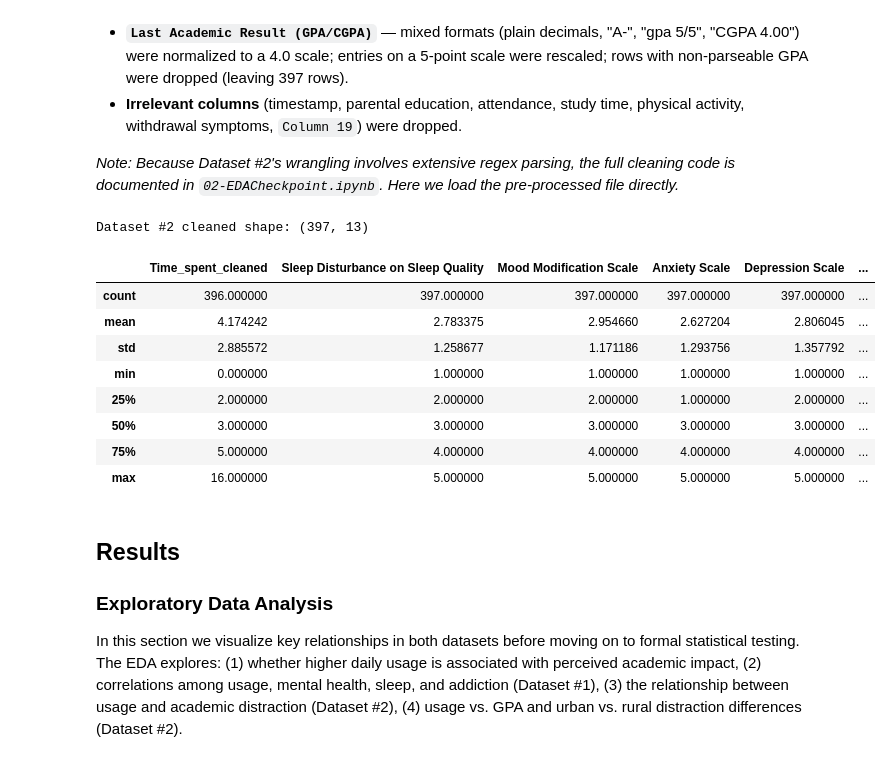
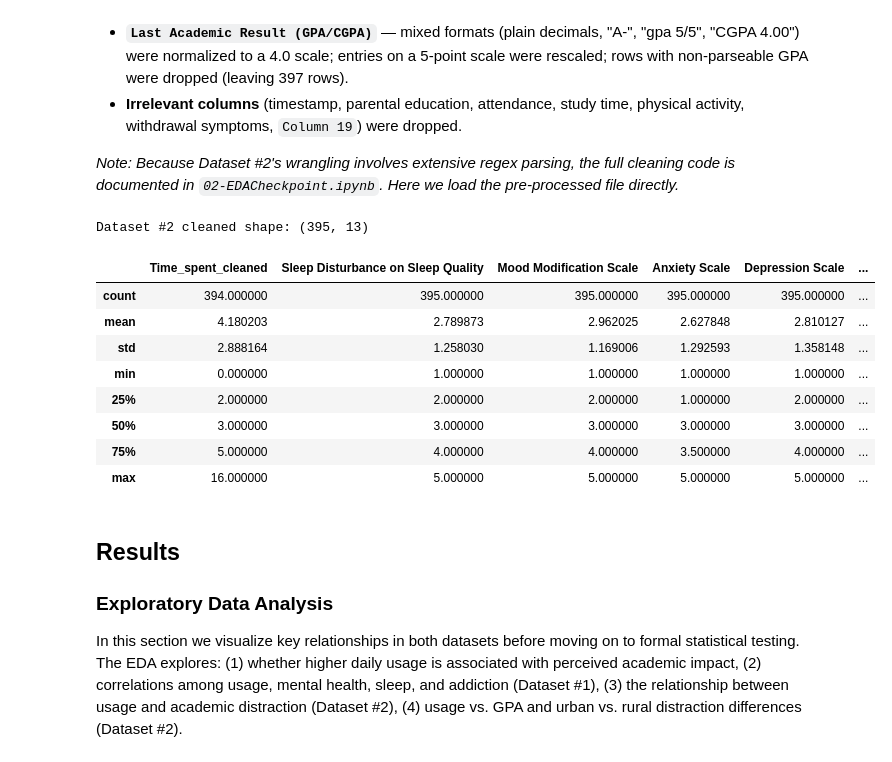
Before and after one commit to trishanhoang/Cogs-108-Group119_WI26, a Jupyter notebook: 03-FinalProject.ipynb, the cells around one changed output. Cells and saved outputs as stored; diff of their text form; code cells hidden in the pictures.

```diff
--- a/03-FinalProject.ipynb
+++ b/03-FinalProject.ipynb
@@ -120,43 +120,47 @@ df2_clean = df2_raw.drop(columns=[
     'Column 19', 'Timestamp', "Socioeconomic status (Parent's education level)",
     'Study time (In Hours)', 'Attendance rate (In Percentile)',
     'Most time spent in a day', 'Physical activity (30 min+)',
     'Withdrawal symptoms (Side effects of not using social media)'
 ])
 
 df2_clean['Time_spent_cleaned'] = (
     df2_clean['Time spent in social media (hours)']
     .astype(str).str.extract(r'(\d+)').astype(float)
 )
 df2_clean.loc[df2_clean['Time_spent_cleaned'] > 16, 'Time_spent_cleaned'] = 16
 
 df2_clean['GPA_clean'] = (
     df2_clean['Last Academic Result (GPA/CGPA)']
-    .astype(str).str.extract(r'(\d+\.?\d*)').astype(float)
+    .astype(str).str.extract(r'(\d+\.?\d*)')[0].astype(float)
 )
-df2_clean.loc[df2_clean['GPA_clean'] > 4.0, 'GPA_clean'] = df2_clean['GPA_clean'] / 5 * 4
+
+mask_5pt = (df2_clean['GPA_clean'] > 4.0) & (df2_clean['GPA_clean'] <= 5.5)
+df2_clean.loc[mask_5pt, 'GPA_clean'] = df2_clean.loc[mask_5pt, 'GPA_clean'] / 5 * 4
+
+df2_clean = df2_clean[df2_clean['GPA_clean'].between(0, 4.0)]
 df2_clean = df2_clean.dropna(subset=['GPA_clean'])
 
 keep_cols = [
     'Age', 'Gender', 'Residence Area', 'Education Level', 'Social Media Platform',
     'Time_spent_cleaned', 'Sleep Disturbance on Sleep Quality', 'Mood Modification Scale',
     'Anxiety Scale', 'Depression Scale', 'Self-esteem Scale',
     'Social Media Distraction During Academic Activities', 'GPA_clean'
 ]
 df2_clean = df2_clean[keep_cols]
 
 df2_clean.to_csv('data/02-processed/survey_clean.csv', index=False)
 print(f"Dataset #2 cleaned shape: {df2_clean.shape}")
 df2_clean.describe()
 # %% [output]
-Dataset #2 cleaned shape: (397, 13)
+Dataset #2 cleaned shape: (395, 13)
 |  | Time_spent_cleaned | Sleep Disturbance on Sleep Quality | Mood Modification Scale | Anxiety Scale | Depression Scale | ... |
-| count | 396.000000 | 397.000000 | 397.000000 | 397.000000 | 397.000000 | ... |
-| mean | 4.174242 | 2.783375 | 2.954660 | 2.627204 | 2.806045 | ... |
-| std | 2.885572 | 1.258677 | 1.171186 | 1.293756 | 1.357792 | ... |
+| count | 394.000000 | 395.000000 | 395.000000 | 395.000000 | 395.000000 | ... |
+| mean | 4.180203 | 2.789873 | 2.962025 | 2.627848 | 2.810127 | ... |
+| std | 2.888164 | 1.258030 | 1.169006 | 1.292593 | 1.358148 | ... |
 | min | 0.000000 | 1.000000 | 1.000000 | 1.000000 | 1.000000 | ... |
 | 25% | 2.000000 | 2.000000 | 2.000000 | 1.000000 | 2.000000 | ... |
 | 50% | 3.000000 | 3.000000 | 3.000000 | 3.000000 | 3.000000 | ... |
-| 75% | 5.000000 | 4.000000 | 4.000000 | 4.000000 | 4.000000 | ... |
+| 75% | 5.000000 | 4.000000 | 4.000000 | 3.500000 | 4.000000 | ... |
 | max | 16.000000 | 5.000000 | 5.000000 | 5.000000 | 5.000000 | ... |
 # %% [markdown]
 ## Results
```
Also changed, not shown: parts of 8 cells of this notebook.
